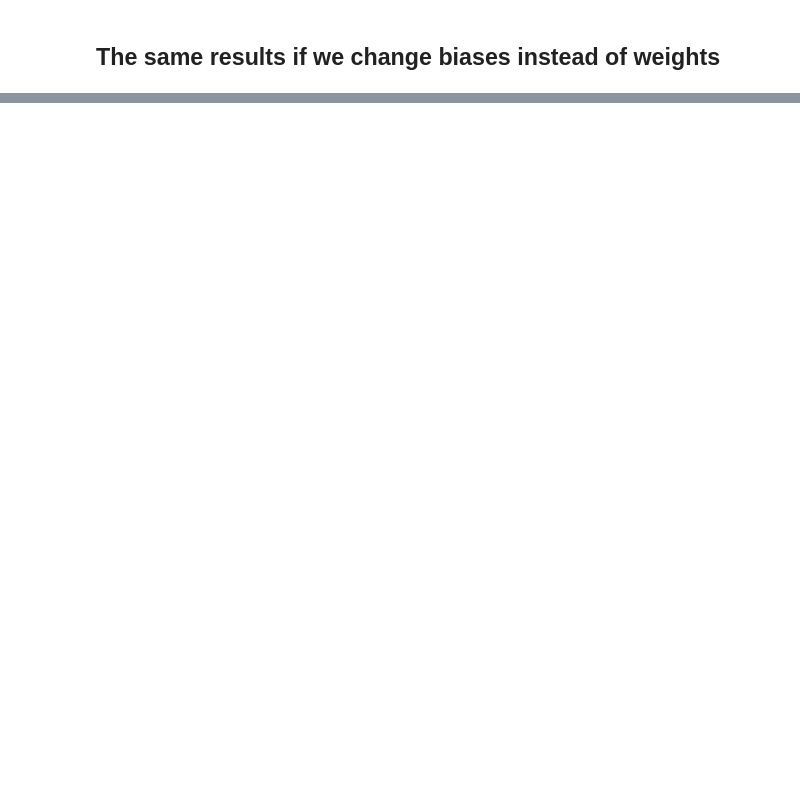
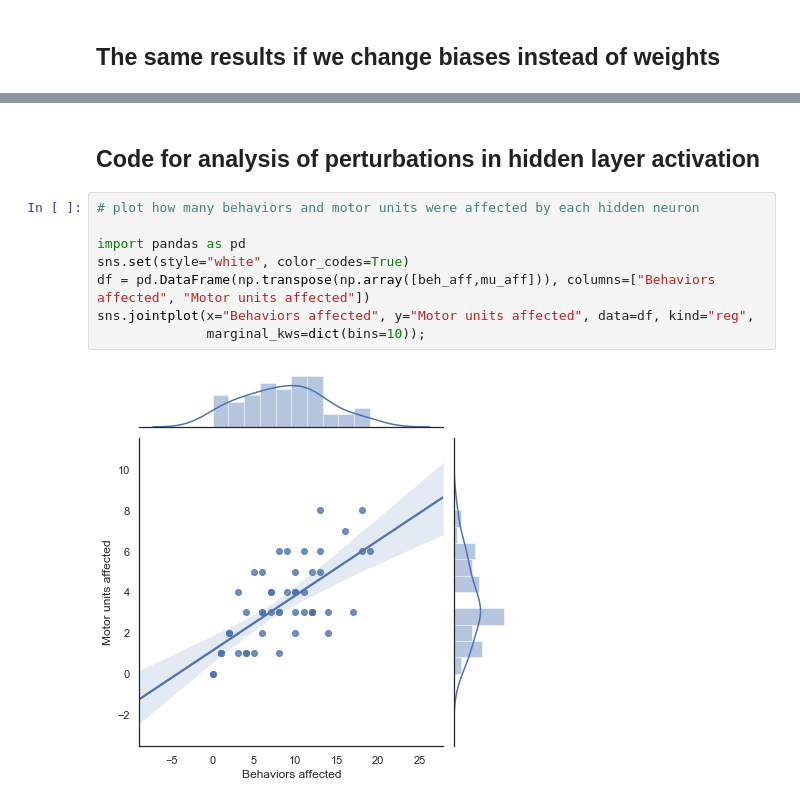
Before and after one commit to ghzhang0/Boulder_2019, a Jupyter notebook: Conditional_behavior.ipynb, the cells around one changed output, grey strips where cells are left out. Cells and saved outputs as stored; diff of their text form; blank space fills up the shorter version.

```diff
--- a/Conditional_behavior.ipynb
+++ b/Conditional_behavior.ipynb
@@ -198,0 +175,12 @@ for id_activate in range(N):
+# %% [markdown]
+## Code for analysis of perturbations in hidden layer activation
+# %%
+# plot how many behaviors and motor units were affected by each hidden neuron
+
+import pandas as pd
+sns.set(style="white", color_codes=True)
+df = pd.DataFrame(np.transpose(np.array([beh_aff,mu_aff])), columns=["Behaviors affected", "Motor units affected"])
+sns.jointplot(x="Behaviors affected", y="Motor units affected", data=df, kind="reg",
+              marginal_kws=dict(bins=10));
+# %% [output]
+[figure, added]
```
Also changed, not shown: parts of 13 cells of this notebook.
